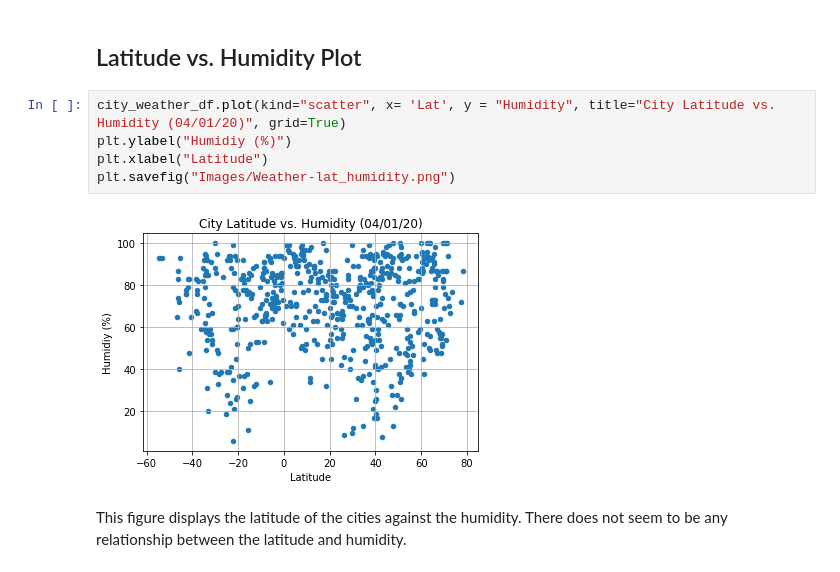
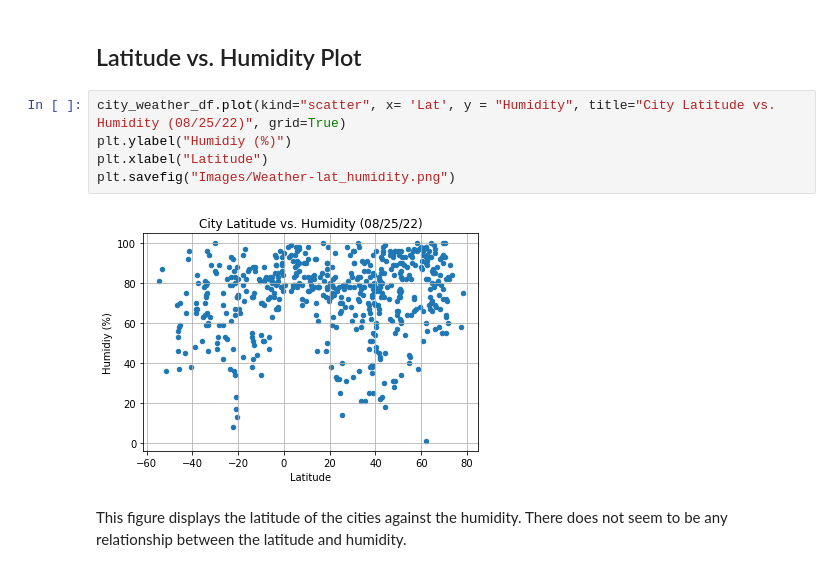
Before and after one commit to kle96/python-api-challenge, a Jupyter notebook: WeatherPy&VacationPy/WeatherPy.ipynb, the cells around one changed output. Drawn from its saved outputs; the diff is of its cells as text.

Commit message:
Fixed dates on charts and comp VacationPy

```diff
--- a/WeatherPy&VacationPy/WeatherPy.ipynb
+++ b/WeatherPy&VacationPy/WeatherPy.ipynb
@@ -273,12 +231,12 @@ This plot is displaying the highest temperatures for cities based on their latit
 # %% [markdown]
 ## Latitude vs. Humidity Plot
 # %%
-city_weather_df.plot(kind="scatter", x= 'Lat', y = "Humidity", title="City Latitude vs. Humidity (04/01/20)", grid=True)
+city_weather_df.plot(kind="scatter", x= 'Lat', y = "Humidity", title="City Latitude vs. Humidity (08/25/22)", grid=True)
 plt.ylabel("Humidiy (%)")
 plt.xlabel("Latitude")
 plt.savefig("Images/Weather-lat_humidity.png")
 # %% [output]
-[figure, old version]
+[figure, new version]
 # %% [markdown]
 This figure displays the latitude of the cities against the humidity. There does not seem to be any relationship between the latitude and humidity.
 # %% [markdown]
```
Also changed, not shown: parts of 22 cells of this notebook, 5 other files.
